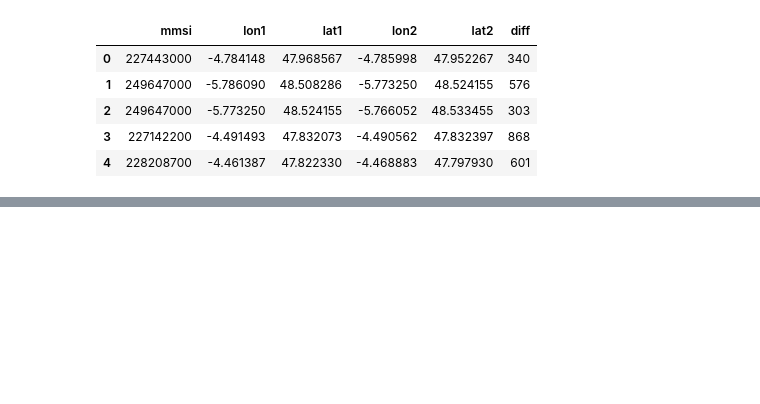
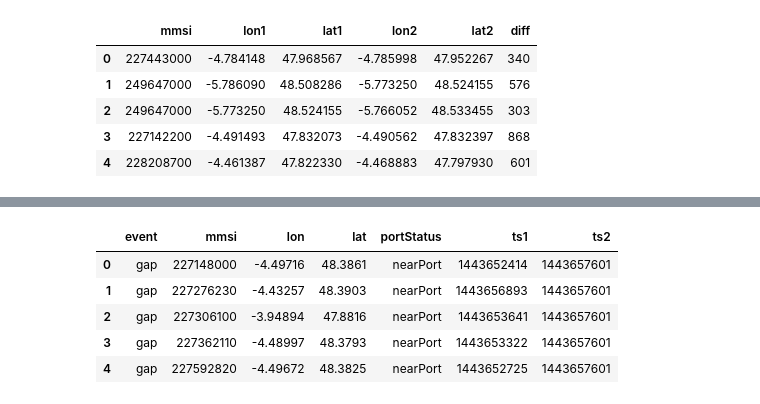
Before and after one commit to vassiliskrikonis/advanced-data-mining-assignment, a Jupyter notebook: notebooks/Report.ipynb, the cells around one changed output, grey strips where cells are left out. Cells and saved outputs as stored; diff of their text form; code cells hidden in the pictures; blank space fills up the shorter version.

Commit message:
Show gap results from rtec

```diff
--- a/notebooks/Report.ipynb
+++ b/notebooks/Report.ipynb
@@ -53,0 +56,10 @@ gv.tile_sources.OSM * gap_flink_points.opts(xaxis=None, yaxis=None, width=600, h
+# %%
+gap_rtec_df = pd.read_csv('/opt/rtec-results/gap_results.txt', sep='|', names=['event', 'mmsi', 'lon', 'lat', 'portStatus', 'ts1', 'ts2'])
+gap_rtec_df.head()
+# %% [output]
+|  | event | mmsi | lon | lat | portStatus | ts1 | ts2 |
+| 0 | gap | 227148000 | -4.49716 | 48.3861 | nearPort | 1443652414 | 1443657601 |
+| 1 | gap | 227276230 | -4.43257 | 48.3903 | nearPort | 1443656893 | 1443657601 |
+| 2 | gap | 227306100 | -3.94894 | 47.8816 | nearPort | 1443653641 | 1443657601 |
+| 3 | gap | 227362110 | -4.48997 | 48.3793 | nearPort | 1443653322 | 1443657601 |
+| 4 | gap | 227592820 | -4.49672 | 48.3825 | nearPort | 1443652725 | 1443657601 |
```
Also changed, not shown: parts of 6 cells of this notebook, 2 other files.
